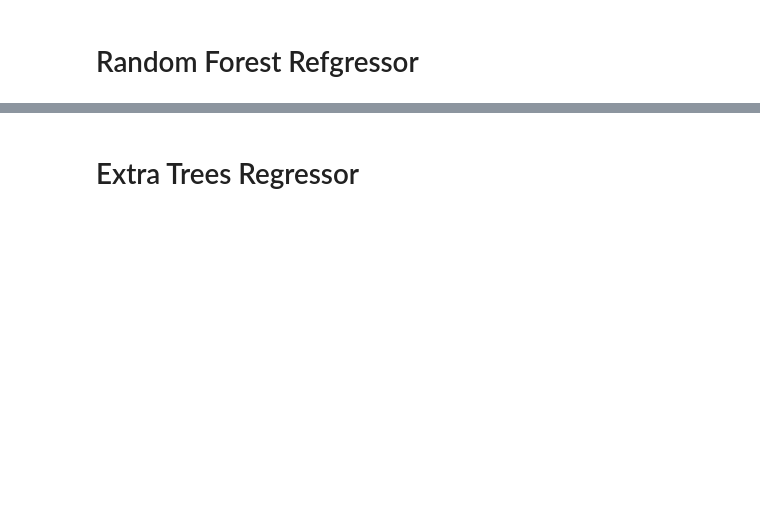
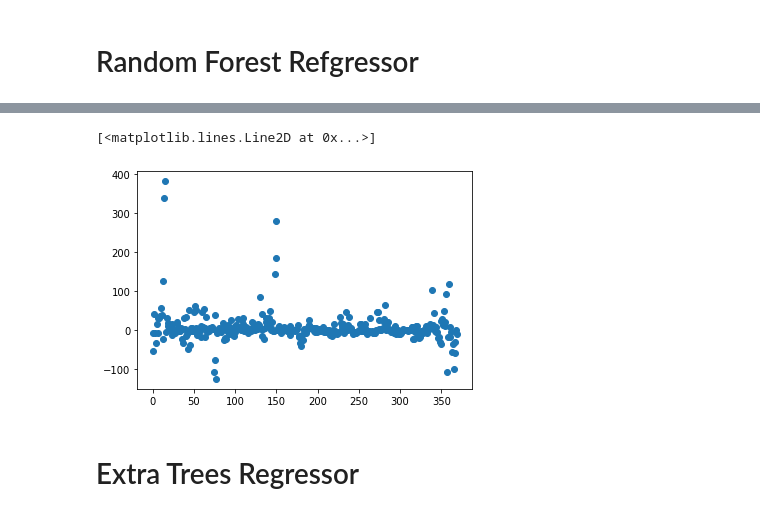
Before and after one commit to nadunys/data-storm-3.0, a Jupyter notebook: 2022-03-27/ds_1.ipynb, the cells around one changed output, grey strips where cells are left out. Cells and saved outputs as stored; diff of their text form; code cells hidden in the pictures; blank space fills up the shorter version.

```diff
--- a/2022-03-27/ds_1.ipynb
+++ b/2022-03-27/ds_1.ipynb
@@ -177,0 +235,2 @@ dtype: float64
+# %%
+val_data_grp_by_week = validation_data.groupby(['CategoryCode', 'ItemCode', 'WeekID'])['WeeklySales'].sum().reset_index()
@@ -178,3 +246,11 @@ dtype: float64
+# %%
+X_valid = pd.DataFrame()
+X_valid['week_id_of_year'] = val_data_grp_by_week['WeekID']
+X_valid['category_code'] = val_data_grp_by_week['CategoryCode']
+X_valid['item_code'] = val_data_grp_by_week['ItemCode']
+
+Y_valid = pd.DataFrame()
+Y_valid = val_data_grp_by_week['WeeklySales']
 # %% [markdown]
 # Random Forest Refgressor
 # %%
@@ -186,0 +263,3 @@ reg.score(X_train, Y_train)
+# %%
+reg_valid = RandomForestRegressor().fit(X, Y)
+reg_valid.score(X_valid, Y_valid)
@@ -194,3 +275,10 @@ plt.plot(Y_test - predicted, marker='o', linestyle='')
+# %%
+predicted_valid = reg_valid.predict(X_valid)
+# %%
+plt.plot(Y_valid - predicted_valid, marker='o', linestyle='')
+# %% [output]
+[<matplotlib.lines.Line2D at 0x...>]
+[figure, added]
 # %% [markdown]
 # Extra Trees Regressor
 # %%
```
Also changed, not shown: parts of 18 cells of this notebook.
